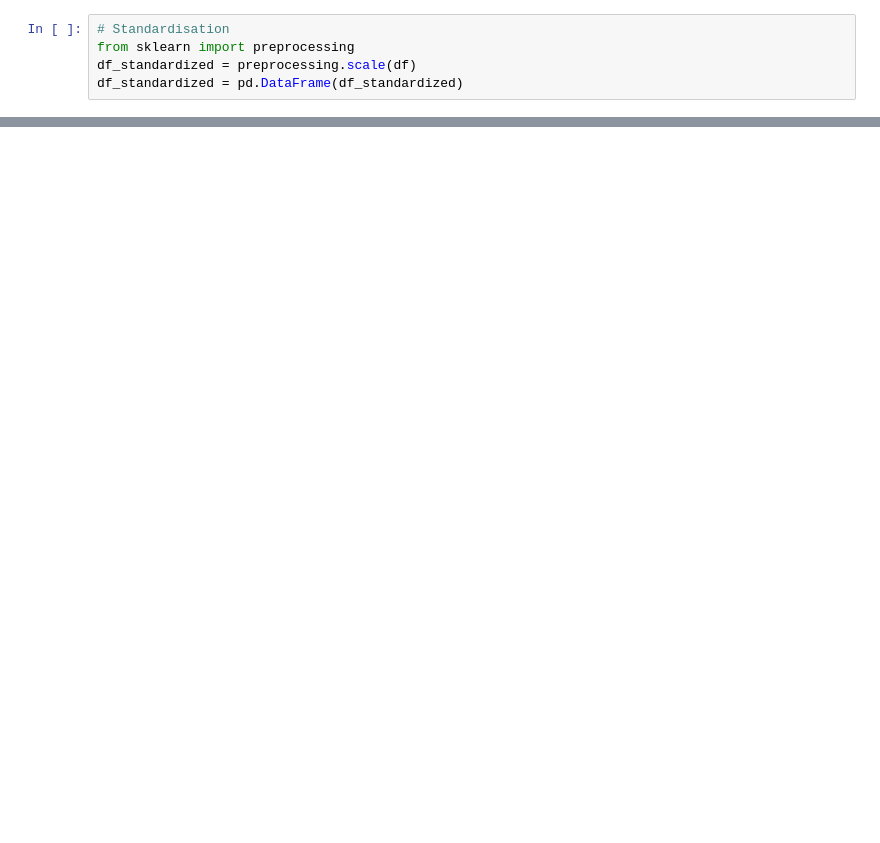
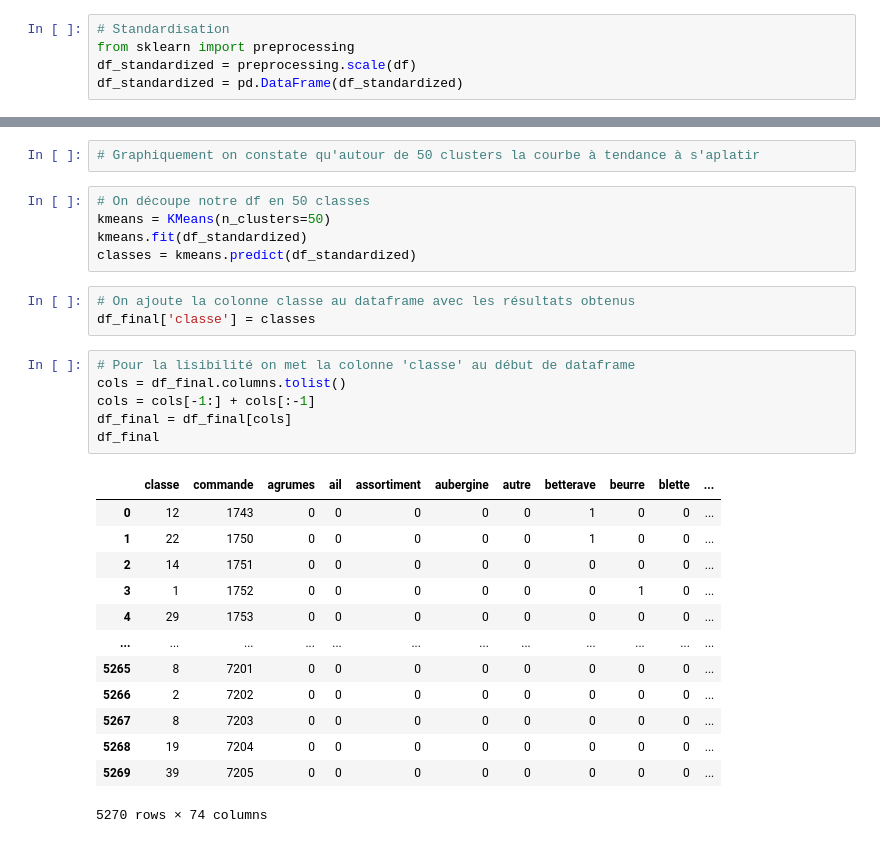
Before and after one commit to Kesskisspass/etxaldebot, a Jupyter notebook: recommandation/recommandation.ipynb, the cells around one changed output, grey strips where cells are left out. Saved outputs shown, nothing was run; the diff lists cells and outputs as text; blank space fills up the shorter version.

```diff
--- a/recommandation/recommandation.ipynb
+++ b/recommandation/recommandation.ipynb
@@ -44,0 +48,30 @@ plt.show()
+# %%
+# Graphiquement on constate qu'autour de 50 clusters la courbe à tendance à s'aplatir
+# %%
+# On découpe notre df en 50 classes
+kmeans = KMeans(n_clusters=50)
+kmeans.fit(df_standardized)
+classes = kmeans.predict(df_standardized)
+# %%
+# On ajoute la colonne classe au dataframe avec les résultats obtenus
+df_final['classe'] = classes
+# %%
+# Pour la lisibilité on met la colonne 'classe' au début de dataframe
+cols = df_final.columns.tolist()
+cols = cols[-1:] + cols[:-1]
+df_final = df_final[cols]
+df_final
+# %% [output]
+|  | classe | commande | agrumes | ail | assortiment | aubergine | autre | betterave | beurre | blette | ... |
+| 0 | 12 | 1743 | 0 | 0 | 0 | 0 | 0 | 1 | 0 | 0 | ... |
+| 1 | 22 | 1750 | 0 | 0 | 0 | 0 | 0 | 1 | 0 | 0 | ... |
+| 2 | 14 | 1751 | 0 | 0 | 0 | 0 | 0 | 0 | 0 | 0 | ... |
+| 3 | 1 | 1752 | 0 | 0 | 0 | 0 | 0 | 0 | 1 | 0 | ... |
+| 4 | 29 | 1753 | 0 | 0 | 0 | 0 | 0 | 0 | 0 | 0 | ... |
+| ... | ... | ... | ... | ... | ... | ... | ... | ... | ... | ... | ... |
+| 5265 | 8 | 7201 | 0 | 0 | 0 | 0 | 0 | 0 | 0 | 0 | ... |
+| 5266 | 2 | 7202 | 0 | 0 | 0 | 0 | 0 | 0 | 0 | 0 | ... |
+| 5267 | 8 | 7203 | 0 | 0 | 0 | 0 | 0 | 0 | 0 | 0 | ... |
+| 5268 | 19 | 7204 | 0 | 0 | 0 | 0 | 0 | 0 | 0 | 0 | ... |
+| 5269 | 39 | 7205 | 0 | 0 | 0 | 0 | 0 | 0 | 0 | 0 | ... |
+5270 rows × 74 columns
```
Also changed, not shown: parts of 8 cells of this notebook.
